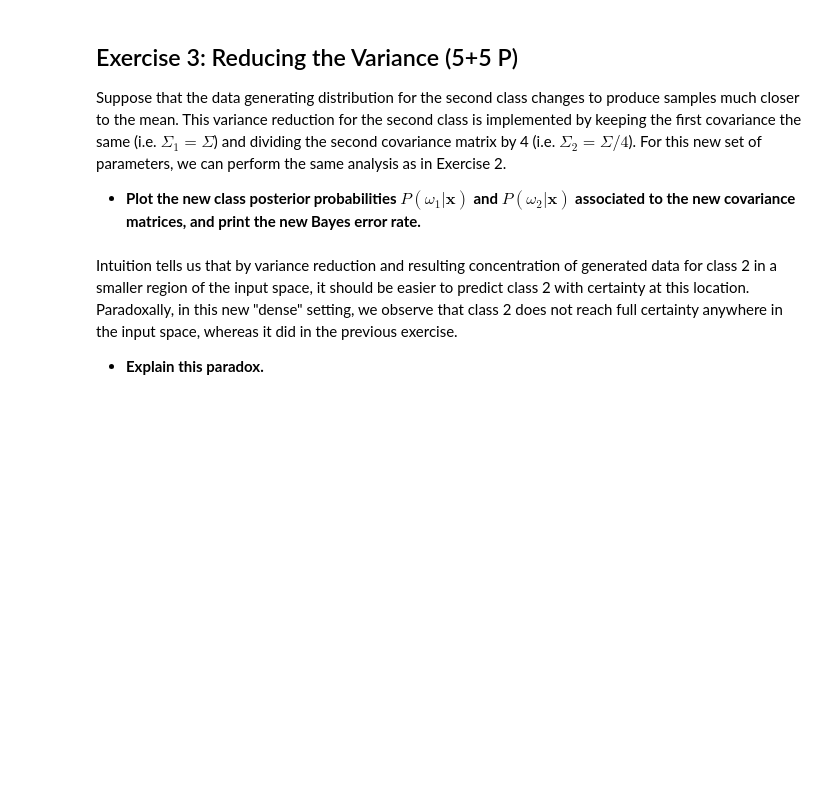
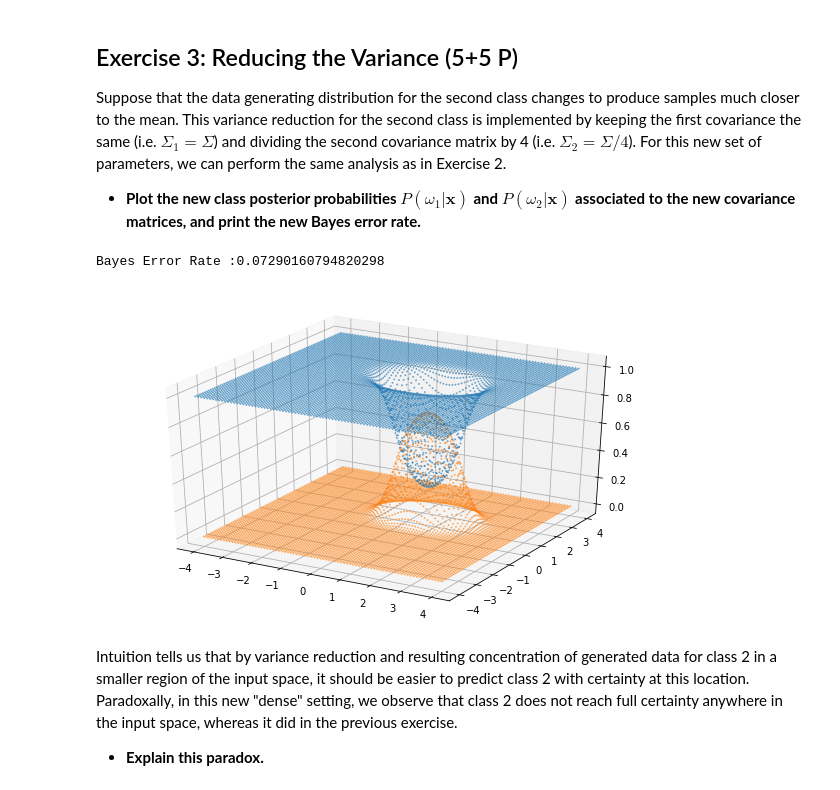
Before and after one commit to ro-pardo/machine-learning-1, a Jupyter notebook: exercise-1/sheet01.ipynb, the cells around one changed output. Drawn from its saved outputs; the diff is of its cells as text; code cells hidden in the pictures; blank space fills up the shorter version.

```diff
--- a/exercise-1/sheet01.ipynb
+++ b/exercise-1/sheet01.ipynb
@@ -179,3 +252,20 @@ solutions.s3a()
+# %%
+X, Y = mesh()
+
+px = P_x(X, Y)
+
+P_Wj1_x = P_wj_x(X, Y, 0)
+
+P_Wj2_x = P_wj_x(X, Y, 1)
+
+plot(X, Y, P_Wj1_x, P_Wj2_x)
+
+#####==========
+
+print("Bayes Error Rate :"+str(bayes_error_rate(X, Y)))
+# %% [output]
+Bayes Error Rate :0.07290160794820298
+[figure, added]
 # %% [markdown]
 Intuition tells us that by variance reduction and resulting concentration of generated data for class 2 in a smaller region of the input space, it should be easier to predict class 2 with certainty at this location. Paradoxally, in this new "dense" setting, we observe that class 2 does not reach full certainty anywhere in the input space, whereas it did in the previous exercise.
 
```
Also changed, not shown: parts of 14 cells of this notebook.
